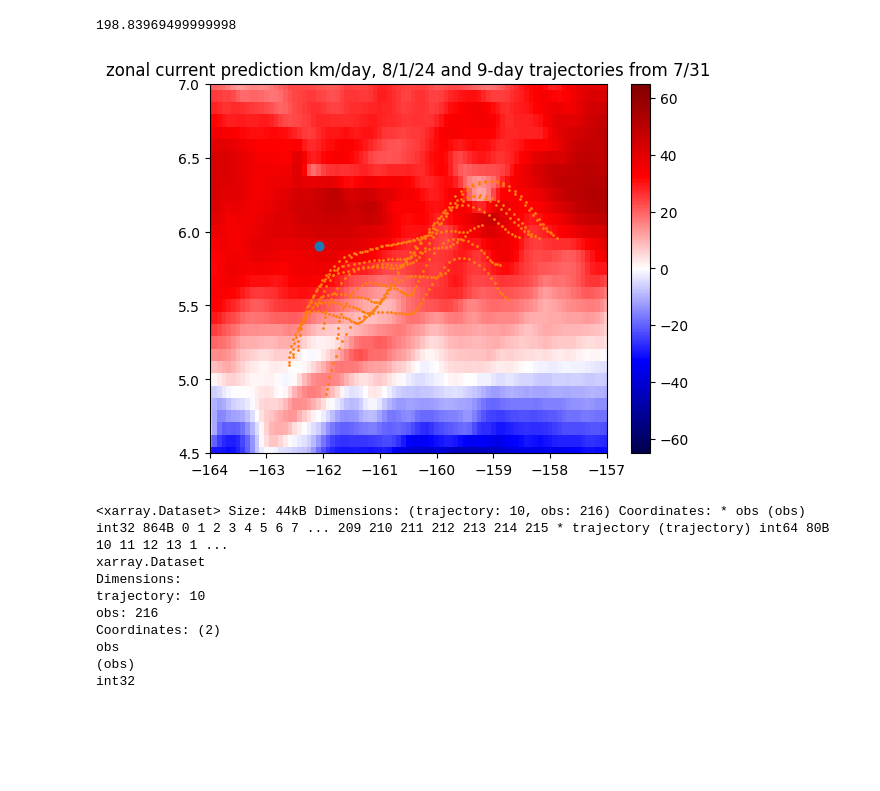
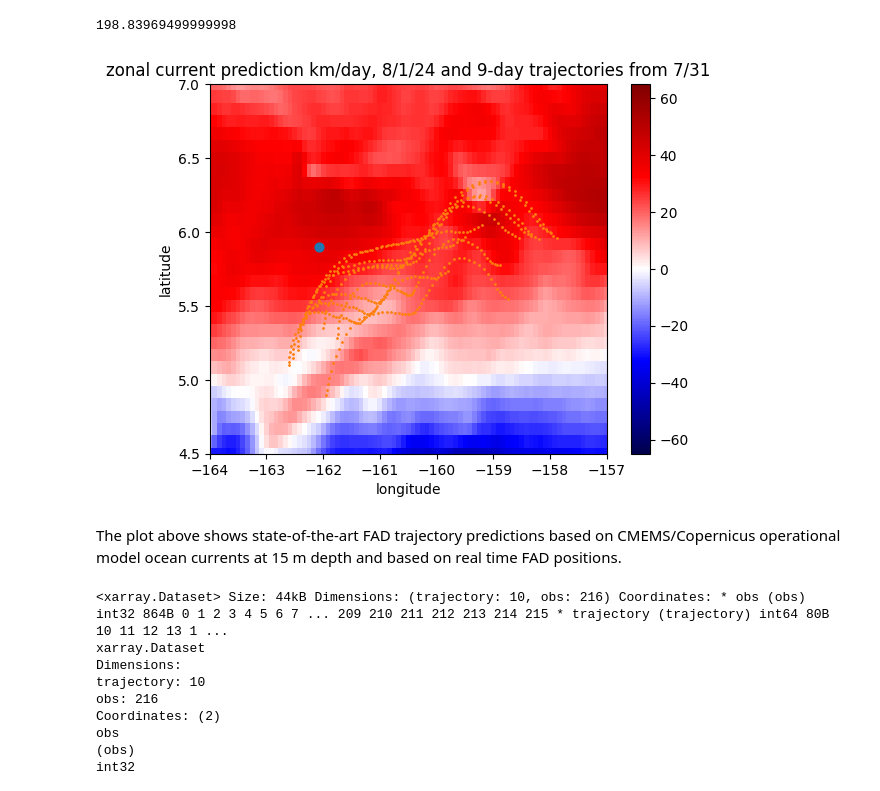
Before and after one commit to danielwhitt/FATE, a Jupyter notebook: float_deployment_experiments.ipynb, the cells around one changed output. Cells and saved outputs as stored; diff of their text form; code cells hidden in the pictures; blank space fills up the shorter version.

```diff
--- a/float_deployment_experiments.ipynb
+++ b/float_deployment_experiments.ipynb
@@ -821,33 +821,36 @@ dsswot.longitude_nadir.values[5000]
 # %%
 import seaborn as sns
 from matplotlib.colors import ListedColormap
 colors = sns.mpl_palette('Paired',n_colors=8)
 cmap   = sns.mpl_palette('Paired',n_colors=8,as_cmap=True)
 plt.pcolormesh(fieldsetF.V.grid.lon, fieldsetF.U.grid.lat, fieldsetF.U.data[1, :, :]*86.4)
 plt.set_cmap('seismic')
 plt.colorbar()
 plt.xlim(-164,-157)
 plt.ylim(4.5,7.0)
 plt.clim(-65,65)
 plt.title('zonal current prediction km/day, 8/1/24 and 9-day trajectories from 7/31')
 
 ds = xr.open_zarr("OSCARparticlesF.zarr")
 
 #plt.plot(dsswot.longitude_nadir-360,dsswot.latitude_nadir)
 #plt.plot(dsswot.longitude_nadir-359.5,dsswot.latitude_nadir)
 #plt.plot(dsswot.longitude_nadir-360.5,dsswot.latitude_nadir)
 
 
 plt.scatter(ds.lon[:,:],ds.lat[:,:],c='#ff7f0e',s=4,marker='.')
 
 plt.scatter([-162.08],[5.9],s=40,marker='o')
 
-
+plt.ylabel("latitude")
+plt.xlabel("longitude")
 #plt.scatter(ds1.lon[:,:],ds1.lat[:,:],s=4,c='#ff7f0e',marker='.')
 
 plt.show()
 # %% [output]
-[figure, old version]
+[figure, new version]
+# %% [markdown]
+The plot above shows state-of-the-art FAD trajectory predictions based on CMEMS/Copernicus operational model ocean currents at 15 m depth and based on real time FAD positions.
 # %%
 ds
 # %% [output]
```
